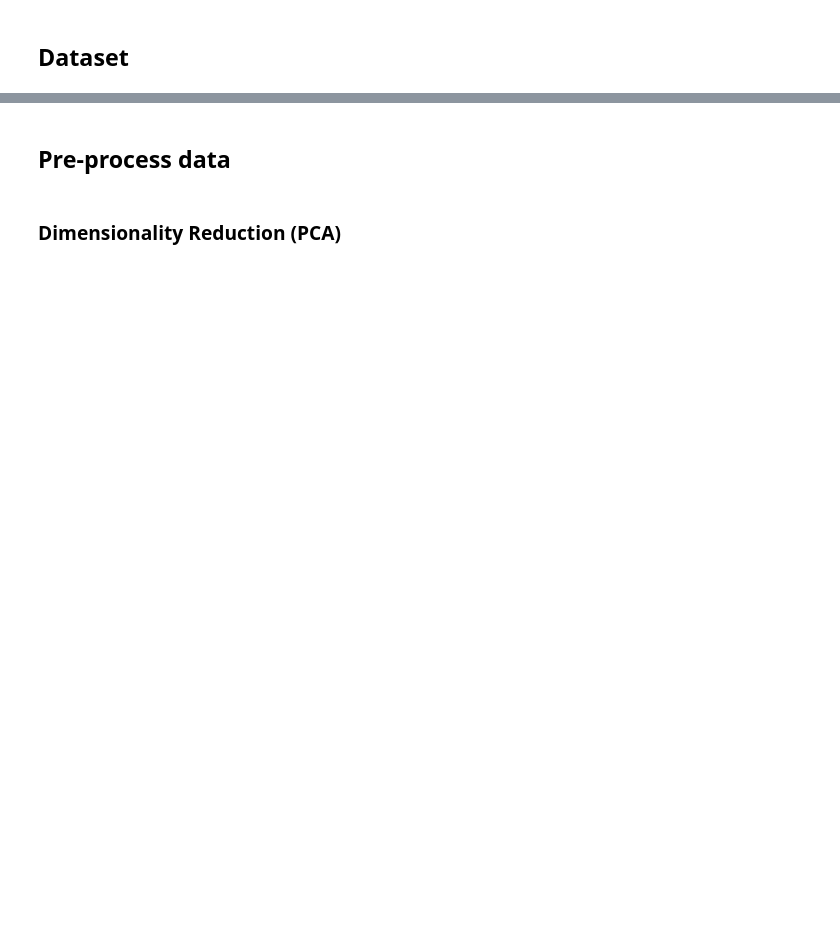
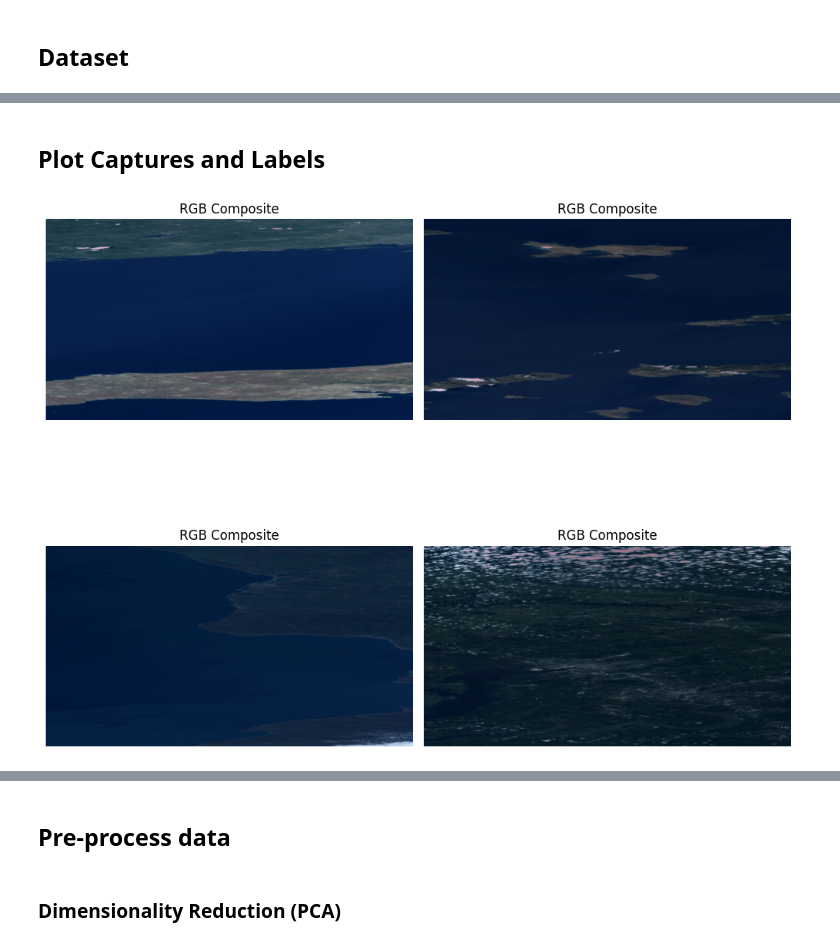
Before and after one commit to philipcmd/WaveSeg, a Jupyter notebook: SLC_Validation.ipynb, the cells around one changed output, grey strips where cells are left out. Saved outputs shown, nothing was run; the diff lists cells and outputs as text; code cells hidden in the pictures; blank space fills up the shorter version.

```diff
--- a/SLC_Validation.ipynb
+++ b/SLC_Validation.ipynb
@@ -547,0 +363,66 @@ Number of classes: 3
+# %% [markdown]
+## Plot Captures and Labels
+# %%
+if data_file == 'l1a':
+    cube_1 = l1a_files[-1]
+    cube_2 = l1a_files[4]
+    cube_3 = l1a_files[9]
+    cube_4 = l1a_files[11]
+elif data_file == 'l1b':
+    cube_1 = l1b_files[0]
+    cube_2 = l1b_files[1]
+    cube_3 = l1b_files[2]
+    cube_4 = l1b_files[3]
+elif data_file == 'l1d':
+    cube_1 = l1d_files[-1]
+    cube_2 = l1d_files[4]
+    cube_3 = l1d_files[9]
+    cube_4 = l1d_files[11]
+
+
+red_band = 69
+green_band = 46
+blue_band = 26
+
+def get_rgb_image(cube, red_band, green_band, blue_band):
+    rgb_image = np.stack([
+        cube[:, :, red_band],  # Red
+        cube[:, :, green_band],  # Green
+        cube[:, :, blue_band]  # Blue
+    ], axis=-1)
+
+
+    rgb_image = rgb_image.astype(np.float32)
+    rgb_image -= rgb_image.min()
+    rgb_image /= rgb_image.max()
+
+    return rgb_image
+
+
+rgb_image_1 = get_rgb_image(cube_1, red_band, green_band, blue_band)
+rgb_image_2 = get_rgb_image(cube_2, red_band, green_band, blue_band)
+rgb_image_3 = get_rgb_image(cube_3, red_band, green_band, blue_band)
+rgb_image_4 = get_rgb_image(cube_4, red_band, green_band, blue_band)
+
+
+fig, axs = plt.subplots(2, 2, figsize=(10, 10))
+
+
+axs[0, 0].imshow(rgb_image_1)
+axs[0, 0].set_title('RGB Composite')
+
+axs[0, 1].imshow(rgb_image_2)
+axs[0, 1].set_title('RGB Composite')
+
+axs[1, 0].imshow(rgb_image_3)
+axs[1, 0].set_title('RGB Composite')
+
+axs[1, 1].imshow(rgb_image_4)
+axs[1, 1].set_title('RGB Composite')
+
+for ax in axs.ravel():
+    ax.axis('off')
+plt.tight_layout()
+plt.show()
+# %% [output]
+[figure, added]
```
Also changed, not shown: parts of 39 cells of this notebook.
